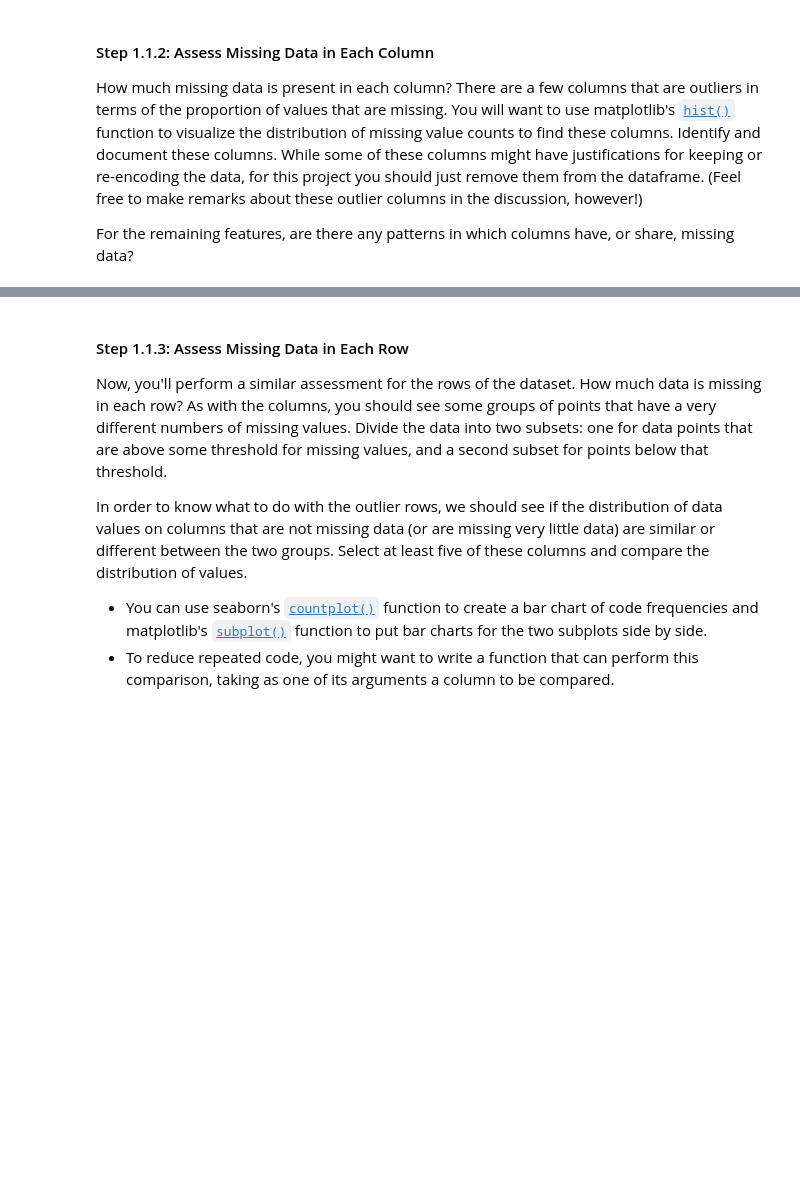
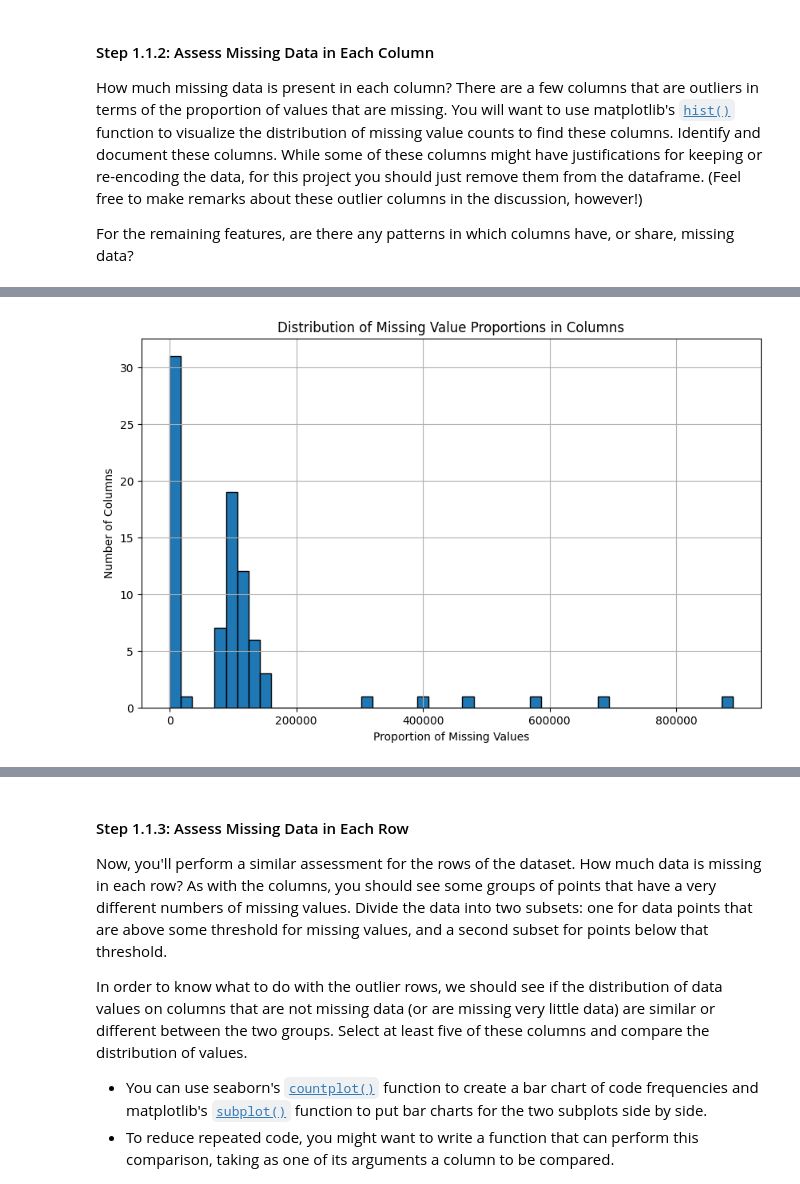
Before and after one commit to Mahakhilfeh/Udacity-Identify-Customer-Segments1, a Jupyter notebook: Identify_Customer_Segments.ipynb, the cells around one changed output, grey strips where cells are left out. Drawn from its saved outputs; the diff is of its cells as text; code cells hidden in the pictures; blank space fills up the shorter version.

```diff
--- a/Identify_Customer_Segments.ipynb
+++ b/Identify_Customer_Segments.ipynb
@@ -41,8 +40,8 @@ To start off with, load in the demographics data for the general population into
 
 Once the dataset is loaded, it's recommended that you take a little bit of time just browsing the general structure of the dataset and feature summary file. You'll be getting deep into the innards of the cleaning in the first major step of the project, so gaining some general familiarity can help you get your bearings.
 # %%
-# Loading the general demographics data for the general population into a DataFrame
-general_demographic_df = pd.read_csv('/workspace/cd0026/Identify_Customer_Segments/Udacity_AZDIAS_Subset.csv', delimiter=';')
+# Load in the general demographics data.
+azdias = pd.read_csv('/workspace/cd0026/Identify_Customer_Segments/Udacity_AZDIAS_Subset.csv', sep=';');
 
-# Loading the feature summary file into a DataFrame
-feature_df = pd.read_csv('/workspace/cd0026/Identify_Customer_Segments/AZDIAS_Feature_Summary.csv', delimiter=';')
+# Load in the feature summary file.
+feat_info = pd.read_csv('/workspace/cd0026/Identify_Customer_Segments/AZDIAS_Feature_Summary.csv', sep=';');
@@ -195,0 +165,14 @@ dtype: int64
+# %%
+import ast
+
+def parse_missing_value_codes(missing_value_str):
+    try:
+        return ast.literal_eval(missing_value_str)
+    except (ValueError, SyntaxError):
+        return []
+
+# Identify missing or unknown data values and convert them to NaNs.
+for attribute, miss_index in zip(feat_info['attribute'], feat_info['missing_or_unknown']):
+    missing_values = parse_missing_value_codes(miss_index)
+    if missing_values:
+        azdias[attribute] = azdias[attribute].replace(missing_values, np.nan)
@@ -254,0 +203,5 @@ In this part of the code, the missing data in each column of the dataset was ana
+# %%
+# Perform an assessment of how much missing data there is in each column of the
+# dataset.
+num_null = azdias.isna().sum()
+num_null
@@ -254,0 +226,12 @@ In this part of the code, the missing data in each column of the dataset was ana
+# %%
+# Investigate patterns in the amount of missing data in each column.
+# Plot the histogram of missing value proportions
+plt.figure(figsize=(10, 6))
+plt.hist(num_null, bins=50, edgecolor='black')
+plt.title('Distribution of Missing Value Proportions in Columns')
+plt.xlabel('Proportion of Missing Values')
+plt.ylabel('Number of Columns')
+plt.grid(True)
+plt.show()
+# %% [output]
+[figure, added]
```
Also changed, not shown: parts of 128 cells of this notebook, 1 other file.
